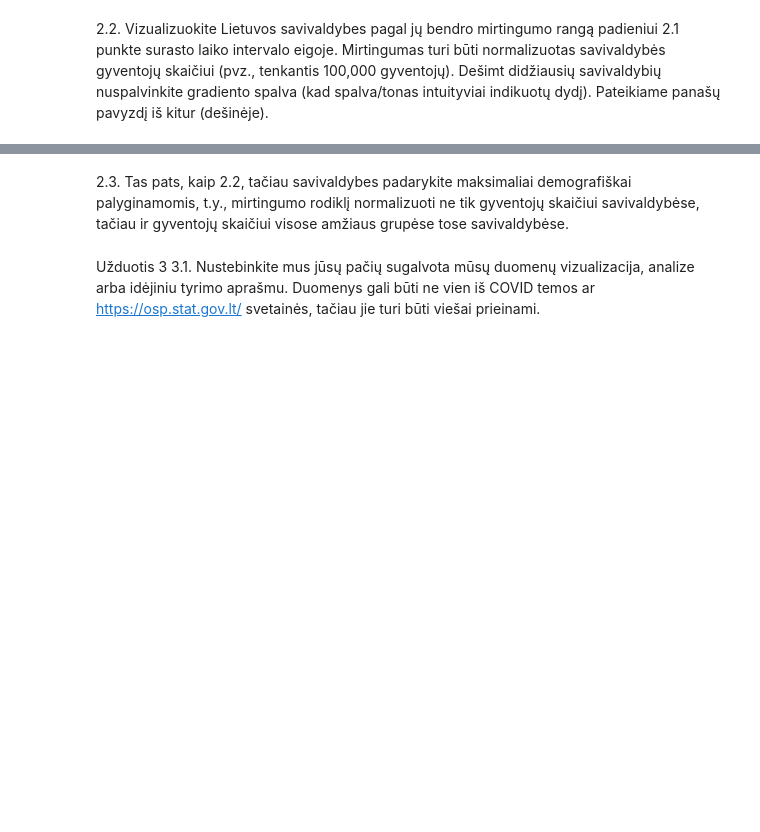
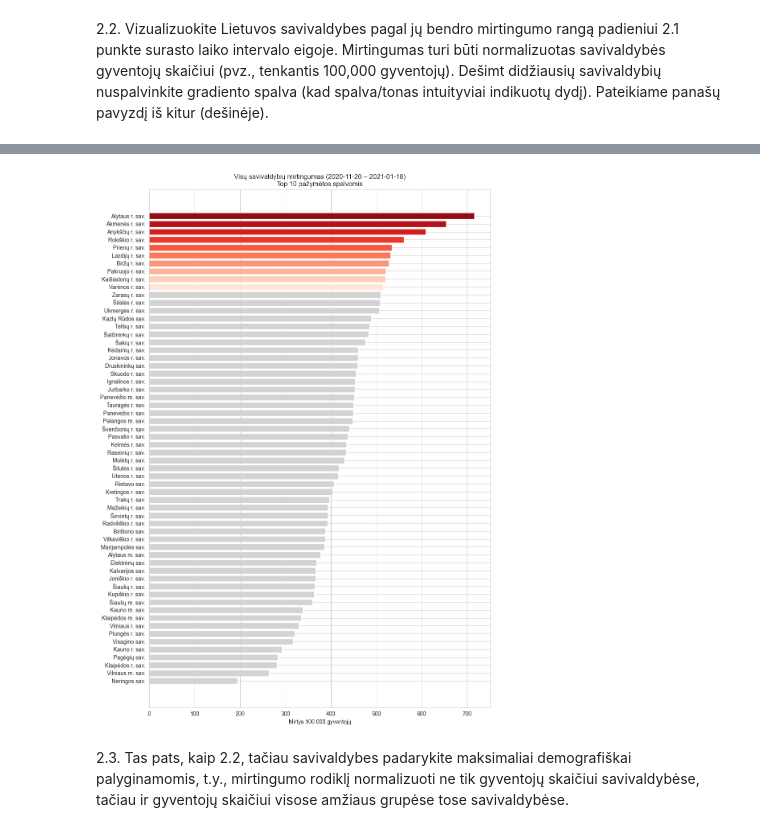
Before and after one commit to Angelika3108/COVID19_LT, a Jupyter notebook: CovidLT2020_2025.ipynb, the cells around one changed output, grey strips where cells are left out. Cells and saved outputs as stored; diff of their text form; code cells hidden in the pictures; blank space fills up the shorter version.

Commit message:
finished 2.2 task
tried to combine covid dataframe with population
but it won't work as covid has 80-89 age group and pop has 85+

```diff
--- a/CovidLT2020_2025.ipynb
+++ b/CovidLT2020_2025.ipynb
@@ -182,3 +209,9 @@ tenkantis 100,000 gyventojų). Dešimt didžiausių
 savivaldybių nuspalvinkite gradiento spalva (kad
 spalva/tonas intuityviai indikuotų dydį). Pateikiame
 panašų pavyzdį iš kitur (dešinėje).
+# %%
+start_date='2020-11-20'
+end_date='2021-01-18'
+interval_df = covid[(covid['date'] >= start_date) & (covid['date'] <= end_date)]
+deaths_by_muni = interval_df.groupby('municipality_name')['deaths_all'].sum().reset_index()
+deaths_by_muni.tail()
@@ -184,0 +225,15 @@ panašų pavyzdį iš kitur (dešinėje).
+# %%
+pop_df = pd.read_excel('population_2021.xlsx', sheet_name=0)
+# pop_df=pop_df.drop('Nenurodyta', axis=1)
+pop_df = pop_df[pop_df['municipality_name'].str.contains('sav.', na=False)]
+pop_sav = pop_df[['municipality_name', 'population']] # only 2 colums from the original
+pop_sav.head()
+# population_df.head()
+merged = pd.merge(deaths_by_muni, pop_sav, on='municipality_name', how='inner')
+# merged.head()
+merged['deaths_per_100k'] = merged['deaths_all'] / merged['population'] * 100000
+merged= merged.sort_values('deaths_per_100k', ascending=True)
+
+top10 = merged.nlargest(10, 'deaths_per_100k').sort_values('deaths_per_100k', ascending=True)
+top10_names = top10['municipality_name'].tolist()
+top10.head(10)
@@ -185,10 +252,30 @@ panašų pavyzdį iš kitur (dešinėje).
+# %%
+#plotting
+colors = []
+gradient = sns.color_palette("Reds", n_colors=10)
+
+for name in merged['municipality_name']:
+    if name in top10_names:
+        # Use gradient color based on rank in top10
+        index_in_top10 = top10_names.index(name)
+        colors.append(gradient[index_in_top10])
+    else:
+        colors.append('lightgrey')  # Neutral color for other municipalities
+
+
+plt.figure(figsize=(10, 14))  # Taller plot for many entries
+bars = plt.barh(merged['municipality_name'], merged['deaths_per_100k'], color=colors)
+
+plt.xlabel('Mirtys 100 000 gyventojų')
+plt.title('Visų savivaldybių mirtingumas (2020-11-20 – 2021-01-18)\nTop 10 pažymėtos spalvomis')
+plt.tight_layout()
+plt.savefig('chart4.jpg', format='jpg', dpi=300, bbox_inches='tight')
+plt.show()
+# %% [output]
+[figure, added]
 # %% [markdown]
 2.3. Tas pats, kaip 2.2, tačiau savivaldybes
 padarykite maksimaliai demografiškai palyginamomis,
 t.y., mirtingumo rodiklį normalizuoti ne tik gyventojų
 skaičiui savivaldybėse, tačiau ir gyventojų skaičiui
 visose amžiaus grupėse tose savivaldybėse.
-# %% [markdown]
-Užduotis 3
-3.1. Nustebinkite mus jūsų pačių sugalvota mūsų duomenų vizualizacija, analize arba idėjiniu tyrimo aprašmu.
-Duomenys gali būti ne vien iš COVID temos ar https://osp.stat.gov.lt/ svetainės, tačiau jie turi būti viešai prieinami.
```
Also changed, not shown: parts of 5 cells of this notebook, 5 other files.
